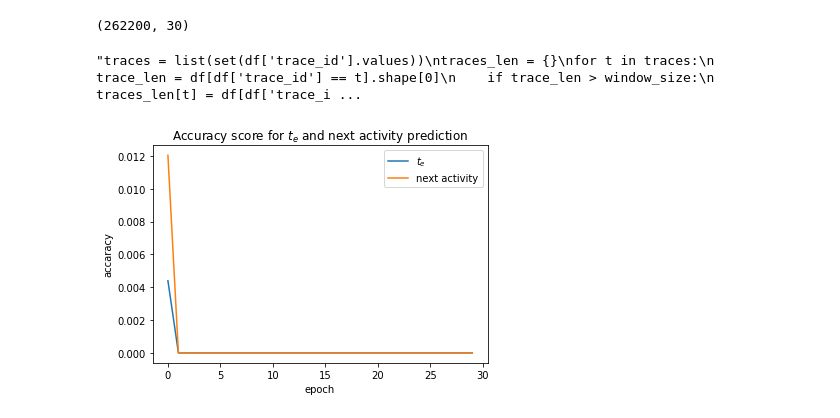
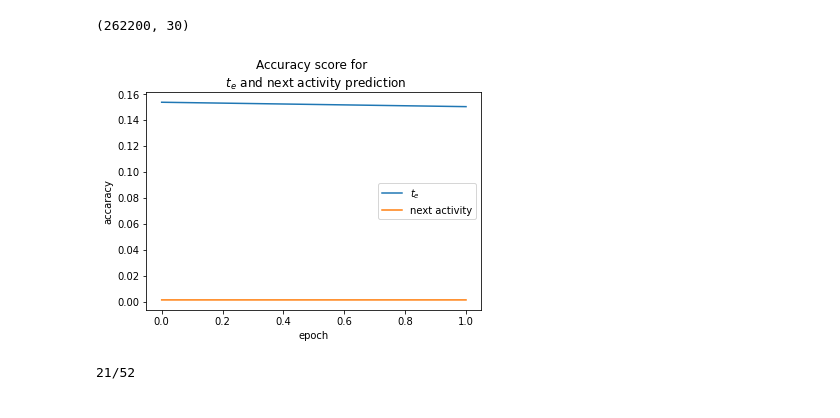
Before and after one commit to lemikhovalex/rl4pm, a Jupyter notebook: rl4pm.ipynb, the cells around one changed output. Saved outputs shown, nothing was run; the diff lists cells and outputs as text; code cells hidden in the pictures.

Commit message:
now replay buffer stores (n, 1, n_features)

```diff
--- a/rl4pm.ipynb
+++ b/rl4pm.ipynb
@@ -318,5 +323,5 @@ reload(agents)
 # %%
-replay_buffer = utils.ReplayMemory(2 ** 12)
+replay_memory = replay_buffer.ReplayMemory(2 ** 12)
 # %%
 env = envs.PMEnv(data=env_matrix, intervals_te_rew=te_intervals, column_to_time_features=column_feature, window_size=window_size)
 
@@ -354,11 +370,11 @@ Here agent got trained
 from rl4pm_lib import agencies
 reload(agencies)
 _ = env.reset()
-batch_size = 64
+batch_size = 128
 
-agency = agencies.Agency(input_size=27 * 2, hidden=hidden, n_lstm=1, te_intervals=te_intervals, ac_learning_rate=1e-3,
+agency = agencies.Agency(input_size=27 * 2, hidden=hidden, n_lstm=7, te_intervals=te_intervals, ac_learning_rate=1e-3,
                  te_learning_rate=1e-3, n_classes=n_classes, discount_factor=0.9)
-replay_buffer = utils.ReplayMemory(2 ** 12)
+replay_memory = replay_buffer.ReplayMemory(2 ** 12)
 with torch.no_grad():
-    episode_te_rew, episode_ac_rew, n = utils.play_and_record(te_agent, ac_agent, env, replay_buffer)
-ep_te_rew, ep_ac_rew, n_samples = agency.train(env, replay_buffer, batch_size)
+    episode_te_rew, episode_ac_rew, n = utils.play_and_record(agency.te_agent, agency.ac_agent, env, replay_memory)
+ep_te_loss, ep_ac_loss = agency.train(replay_memory, batch_size)
@@ -391,7 +403,7 @@ df.shape
 # %% [output]
 (262200, 30)
 # %%
-'''traces = list(set(df['trace_id'].values))
+traces = list(set(df['trace_id'].values))
 traces_len = {}
 for t in traces:
     trace_len = df[df['trace_id'] == t].shape[0]
@@ -400,9 +412,7 @@ for t in traces:
 
 
 traces_len_sorted = dict(sorted(traces_len.items(), key=lambda item: item[1]))
-traces = list(traces_len_sorted.keys())'''
+traces = list(traces_len_sorted.keys())
-# %% [output]
-"traces = list(set(df['trace_id'].values))\ntraces_len = {}\nfor t in traces:\n    trace_len = df[df['trace_id'] == t].shape[0]\n    if trace_len > window_size:\n        traces_len[t] = df[df['trace_i ...
 # %%
 reload(envs)
 reload(utils)
@@ -414,44 +424,48 @@ env_num_traces = 256
 ix_4_envs = split_list_to_buckets(traces, env_num_traces)
 n_envs = len(ix_4_envs)
 envirs = []
-buffers = []
 for _i in range(n_envs):
     env_matrix = utils.get_traces_matrix(df, ix_4_envs[_i])
     envirs.append(envs.PMEnv(data=env_matrix, intervals_te_rew=te_intervals,
                  column_to_time_features=column_feature, window_size=window_size)
                )
-    buffers.append(utils.ReplayMemory(2 ** 12))
 # %%
 reload(agents)
 reload(agencies)
 reload(utils)
-
+batch_size = 2 ** 17
+replay_memory = replay_buffer.ReplayMemory(2 ** 20)
 agency = agencies.Agency(input_size=27 * 2, hidden=hidden, n_lstm=1, te_intervals=te_intervals, ac_learning_rate=1e-3,
                          te_learning_rate=1e-3, n_classes=n_classes, discount_factor=0.9)
 # %%
 te_rewards = []
 ac_rewards = []
 for epoch in range(30):
-    te_rw = 0
-    ac_rw = 0
-    n = 0
+    te_rw, ac_rw, n = 0, 0, 0
     for _i in range(n_envs):
         print(f'{_i+1}/{n_envs}', end='\r')
-        ep_te_rew, ep_ac_rew, n_samples = agency.train(envirs[_i], buffers[_i], batch_size)
-        n += n_samples
-        te_rw += ep_te_rew
-        ac_rw += ep_ac_rew
+        _ = envirs[_i].reset()
+        with torch.no_grad():
+                _episode_te_rew, _episode_ac_rew, n_ep = utils.play_and_record(agency.te_agent, agency.ac_agent,
+                                                                               envirs[_i], replay_memory)
+                te_rw += _episode_te_rew
+                ac_rw += _episode_ac_rew
+                n += n_ep
         # print(ep_te_rew, ep_te_rew, n_samples)
+
+    ep_te_loss, ep_ac_loss = agency.train(envirs[_i], replay_memory, batch_size)
+    n = batch_size * n_envs
     te_rewards.append(te_rw / n)
     ac_rewards.append(ac_rw / n)
 
     display.clear_output(wait=True)
     plt.plot(te_rewards, label='$t_e$')
     plt.plot(ac_rewards, label='next activity')
     plt.xlabel('epoch')
     plt.ylabel('accaracy')
-    plt.title('Accuracy score for $t_e$ and next activity prediction')
+    plt.title('Accuracy score for \n $t_e$ and next activity prediction')
     plt.legend()
     plt.show()
 # %% [output]
-[figure, old version]
+[figure, new version]
+21/52
```
Also changed, not shown: parts of 18 cells of this notebook, 5 other files.
